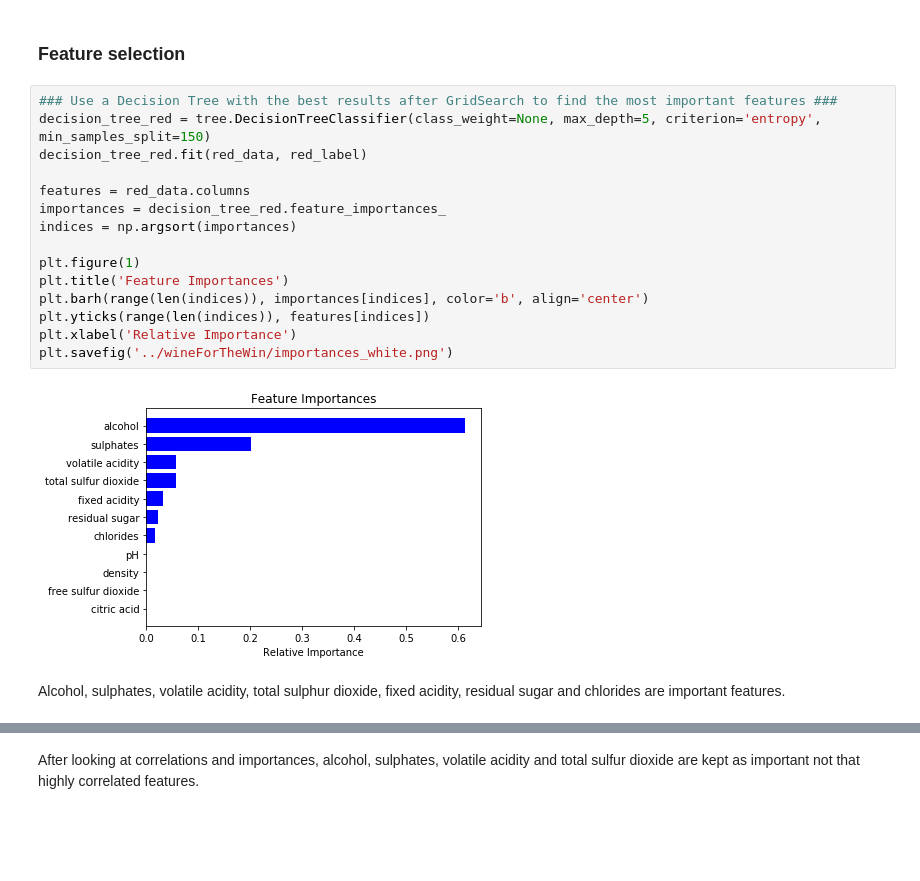
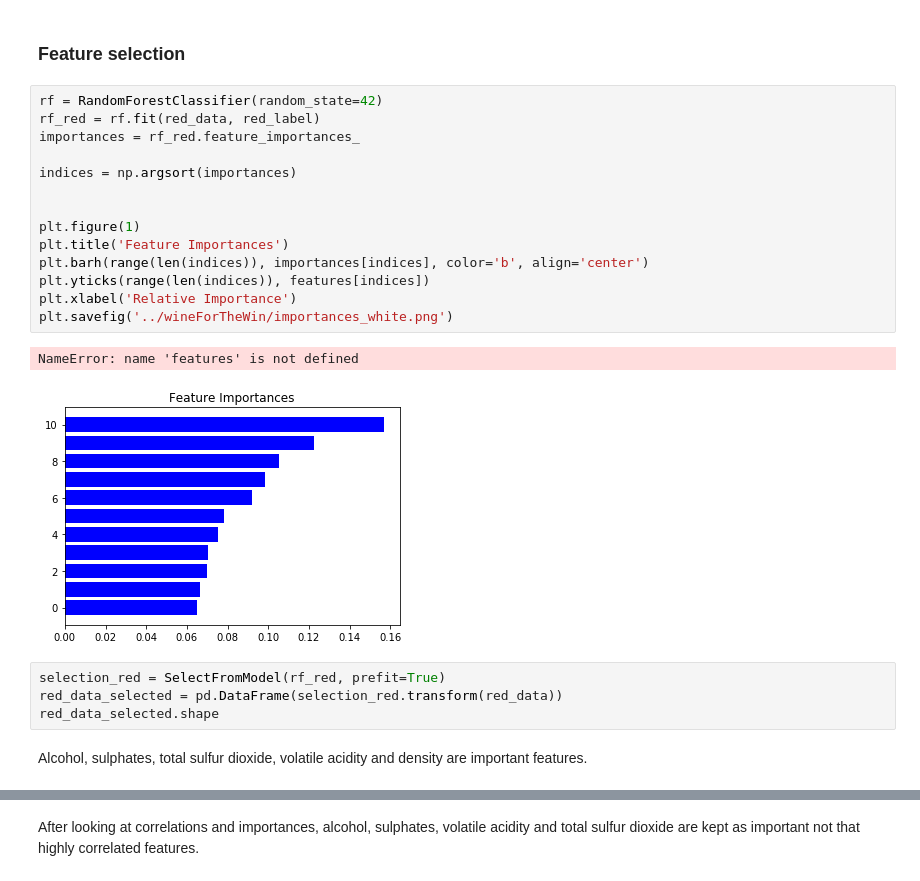
Before and after one commit to GeJulia/wineForTheWin, a Jupyter notebook: Naive_Bayes.ipynb, the cells around one changed output, grey strips where cells are left out. Cells and saved outputs as stored; diff of their text form; blank space fills up the shorter version.

```diff
--- a/Naive_Bayes.ipynb
+++ b/Naive_Bayes.ipynb
@@ -159,24 +160,28 @@ prediction_red_multi = cross_val_predict(model_bayes, red_binned, red_label, cv=
 # %% [markdown]
 ### Feature selection
 # %%
-### Use a Decision Tree with the best results after GridSearch to find the most important features ###
-decision_tree_red = tree.DecisionTreeClassifier(class_weight=None, max_depth=5, criterion='entropy', min_samples_split=150)
-decision_tree_red.fit(red_data, red_label)
+rf = RandomForestClassifier(random_state=42)
+rf_red = rf.fit(red_data, red_label)
+importances = rf_red.feature_importances_
 
-features = red_data.columns
-importances = decision_tree_red.feature_importances_
 indices = np.argsort(importances)
+
 
 plt.figure(1)
 plt.title('Feature Importances')
 plt.barh(range(len(indices)), importances[indices], color='b', align='center')
 plt.yticks(range(len(indices)), features[indices])
 plt.xlabel('Relative Importance')
 plt.savefig('../wineForTheWin/importances_white.png')
 # %% [output]
+NameError: name 'features' is not defined
-[figure, old version]
+[figure, new version]
+# %%
+selection_red = SelectFromModel(rf_red, prefit=True)
+red_data_selected = pd.DataFrame(selection_red.transform(red_data))
+red_data_selected.shape
 # %% [markdown]
-Alcohol, sulphates, volatile acidity, total sulphur dioxide, fixed acidity, residual sugar and chlorides are important features.
+Alcohol, sulphates, total sulfur dioxide, volatile acidity and density are important features.
 # %%
 ### Find correlations in data
 
```
Also changed, not shown: parts of 11 cells of this notebook.
